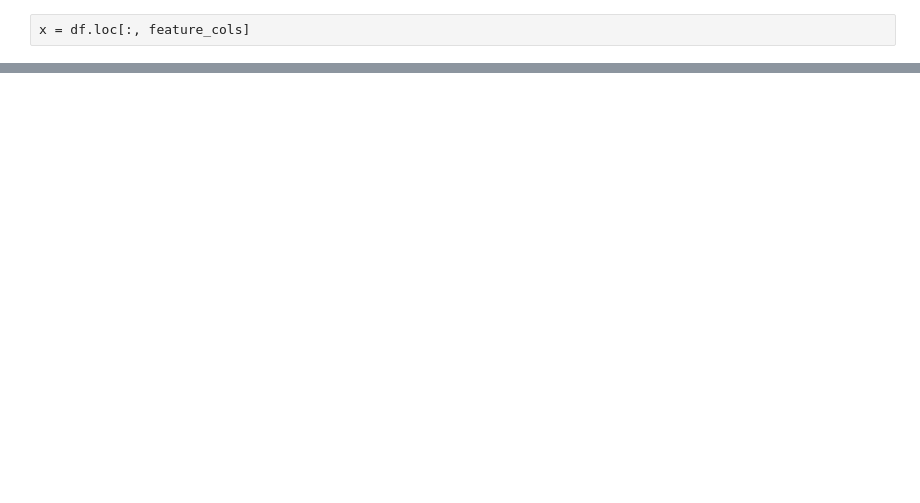
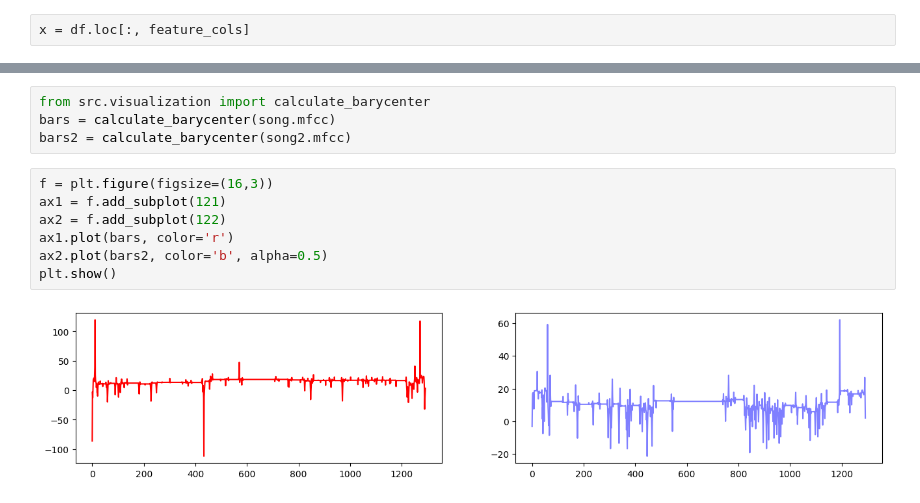
Before and after one commit to lukasrynt/Music-genre-classification-BE, a Jupyter notebook: test.ipynb, the cells around one changed output, grey strips where cells are left out. Saved outputs shown, nothing was run; the diff lists cells and outputs as text; blank space fills up the shorter version.

```diff
--- a/test.ipynb
+++ b/test.ipynb
@@ -231,0 +306,13 @@ x = df.loc[:, feature_cols]
+# %%
+from src.visualization import calculate_barycenter
+bars = calculate_barycenter(song.mfcc)
+bars2 = calculate_barycenter(song2.mfcc)
+# %%
+f = plt.figure(figsize=(16,3))
+ax1 = f.add_subplot(121)
+ax2 = f.add_subplot(122)
+ax1.plot(bars, color='r')
+ax2.plot(bars2, color='b', alpha=0.5)
+plt.show()
+# %% [output]
+[figure, added]
```
Also changed, not shown: parts of 19 cells of this notebook, 4 other files.
